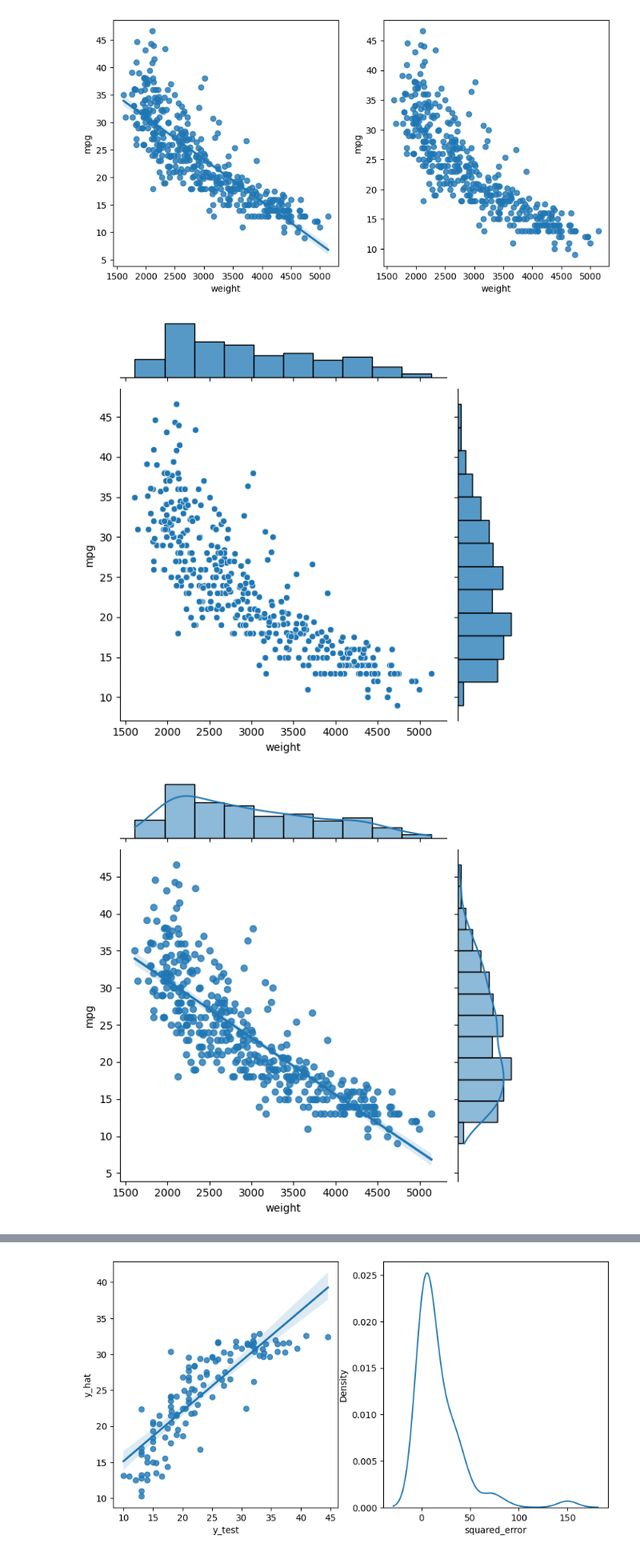
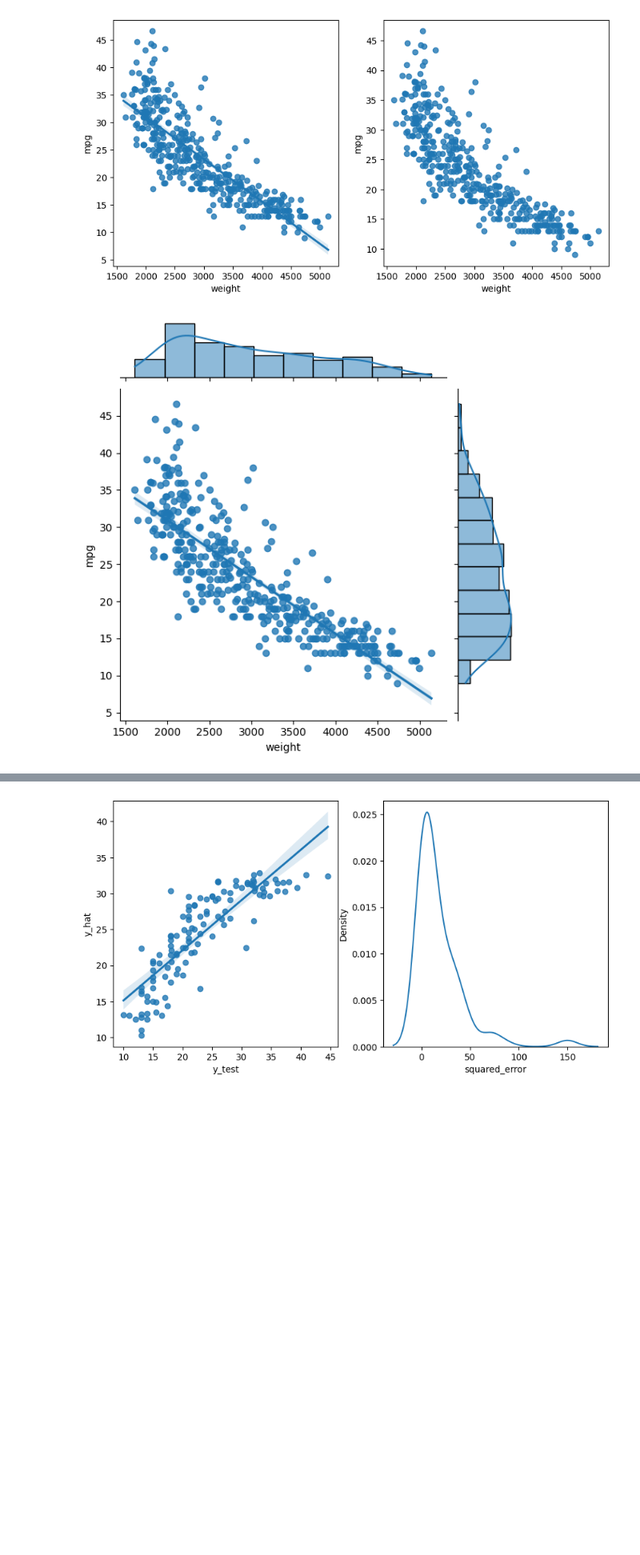
Before and after one commit to pia222sk20/python, a Jupyter notebook: pandas-data-analysis/part7/7.1_simple_linear_regression.ipynb, the cells around one changed output, grey strips where cells are left out. Shown at 80% size. Drawn from its saved outputs; the diff is of its cells as text; code cells hidden in the pictures; blank space fills up the shorter version.

```diff
--- a/pandas-data-analysis/part7/7.1_simple_linear_regression.ipynb
+++ b/pandas-data-analysis/part7/7.1_simple_linear_regression.ipynb
@@ -180,8 +177,8 @@ array(['130.0', '165.0', '150.0', '140.0', '198.0', '220.0', '215.0',
 # %%
 # horsepower 열의 자료형 변경 (문자열 ->숫자)
 
-df['horsepower'] = df['horsepower'].replace('?', np.nan)      # '?'을 np.nan으로 변경
-df['horsepower'] = df['horsepower'].astype('float')           # 문자열을 실수형으로 변환
+# df['horsepower'] = df['horsepower'].replace('?', np.nan)      # '?'을 np.nan으로 변경
+# df['horsepower'] = df['horsepower'].astype('float')           # 문자열을 실수형으로 변환
 
 df.describe()
 # %% [output]
@@ -204,9 +200,9 @@ print(df_nan['horsepower'].isnull().sum())
 0
 # %%
 # 결측치 대체
-print(df['horsepower'].isnull().sum())
-df['horsepower'] = df['horsepower'].fillna(df['horsepower'].mean())
-print(df['horsepower'].isnull().sum())
+# print(df['horsepower'].isnull().sum())
+# df['horsepower'] = df['horsepower'].fillna(df['horsepower'].mean())
+# print(df['horsepower'].isnull().sum())
 # %% [output]
 6
 0
@@ -230,8 +233,8 @@ corr
 '''
 
 # 분석에 활용할 열(속성)을 선택 (연비, 실린더, 출력, 중량)
-ndf = df[['mpg', 'cylinders', 'horsepower', 'weight']]
-ndf.head()
+df = df[['mpg', 'cylinders', 'horsepower', 'weight']]
+df.head()
 # %% [output]
 |  | mpg | cylinders | horsepower | weight |
 | 0 | 18.0 | 8 | 130.0 | 3504.0 |
@@ -258,11 +261,10 @@ plt.show()
 [figure]
 # %%
 # seaborn 조인트 그래프 - 산점도, 히스토그램
-sns.jointplot(x='weight', y='mpg', data=ndf);             # 회귀선 없음
-sns.jointplot(x='weight', y='mpg', kind='reg', data=ndf);  # 회귀선 표시
+# sns.jointplot(x='weight', y='mpg', data=df);             # 회귀선 없음
+sns.jointplot(x='weight', y='mpg', kind='reg', data=df);  # 회귀선 표시
 # %% [output]
-[figure, old version]
+[figure, new version]
-[figure, removed]
 # %%
 '''
 Step 4: 데이터셋 구분 - 훈련용(train data)/ 검증용(test data)
```
Also changed, not shown: parts of 19 cells of this notebook.
